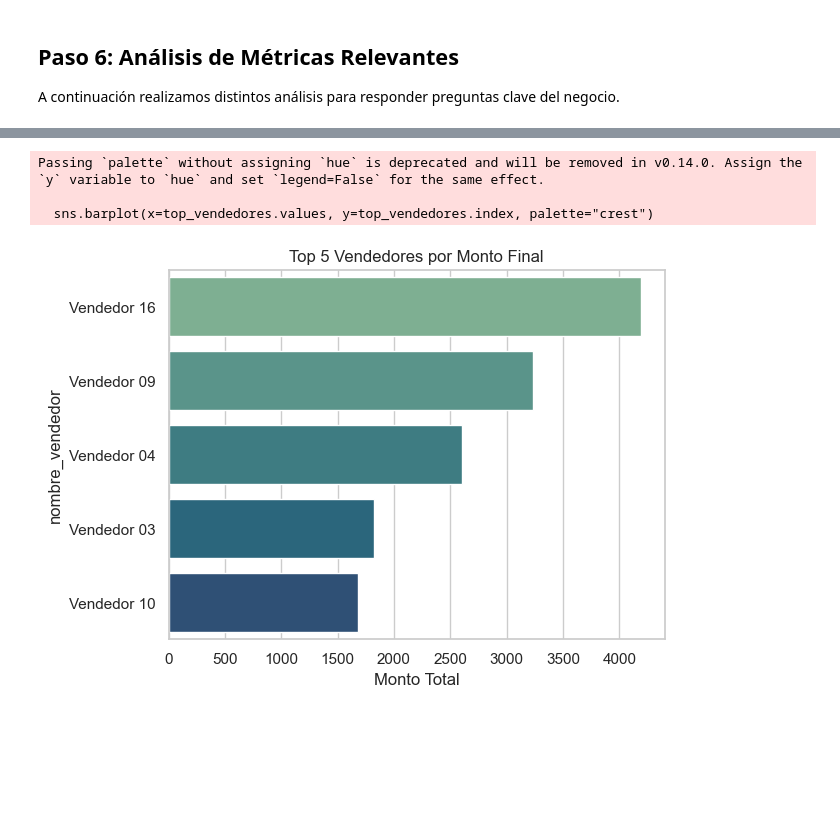
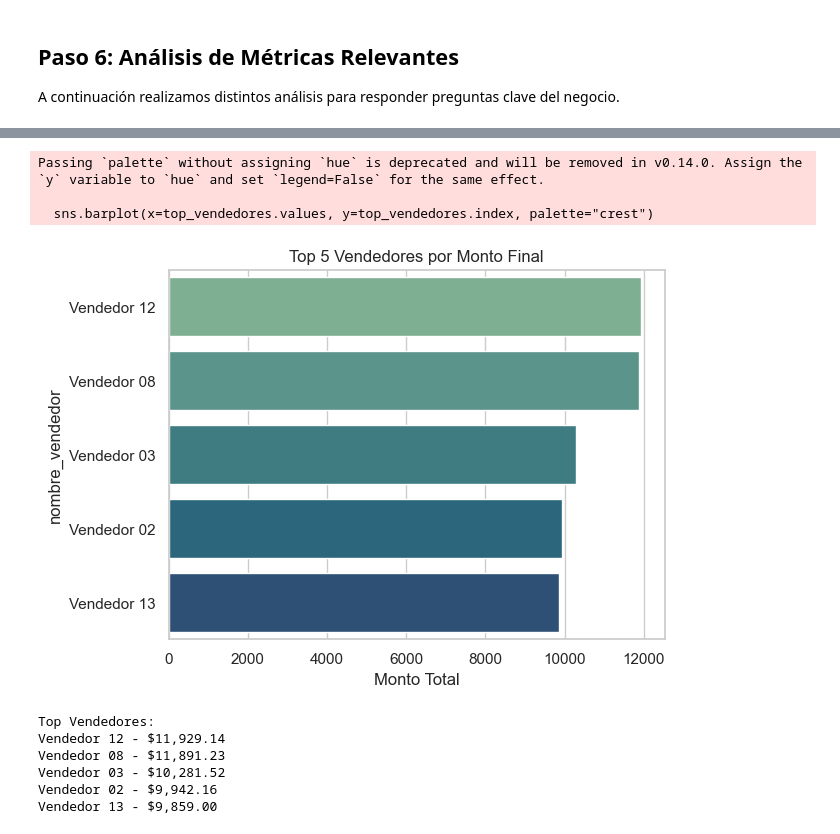
Before and after one commit to LenninTemoche/Proyecto-Aurelion-IBM-Guayerd, a Jupyter notebook: SPRING_2/Proyecto_Aurelion_S2.ipynb, the cells around one changed output, grey strips where cells are left out. Drawn from its saved outputs; the diff is of its cells as text; code cells hidden in the pictures; blank space fills up the shorter version.

```diff
--- a/SPRING_2/Proyecto_Aurelion_S2.ipynb
+++ b/SPRING_2/Proyecto_Aurelion_S2.ipynb
@@ -124,10 +125,11 @@ Creamos columnas adicionales como año, mes, día de la semana, y monto final co
 df_master["año"] = df_master["fecha"].dt.year
 df_master["mes"] = df_master["fecha"].dt.month
 df_master["dia_nombre"] = df_master["fecha"].dt.day_name()
-df_master["descuento_pct"] = df_master["descuento_aplicado_pct"].fillna(0)
+# Corregimos el cálculo del descuento_pct dividiendo por 100
+df_master["descuento_pct"] = df_master["descuento_aplicado_pct"].fillna(0) / 100
 df_master["monto_final"] = df_master["subtotal"] - (df_master["subtotal"] * df_master["descuento_pct"])
 
 print("Columnas nuevas generadas.")
-df_master[['fecha', 'año', 'mes', 'dia_nombre', 'monto_final']].head()
+display(df_master[['fecha', 'año', 'mes', 'dia_nombre', 'descuento_aplicado_pct', 'descuento_pct', 'subtotal', 'monto_final']].head())
 # %% [output]
 Columnas nuevas generadas.
@@ -166,8 +176,12 @@ Name: cantidad, dtype: int64
 # %%
-#Ingresos por categoría y sucursal
+#Ingresos por categoría
 ingresos_categoria = df_master.groupby("categoria")["monto_final"].sum().sort_values(ascending=False)
 ingresos_categoria.plot(kind="bar", title="Ingresos por Categoría de Producto", figsize=(9,4), color='skyblue')
 plt.ylabel("Ingresos ($)")
 plt.xticks(rotation=45)
 plt.show()
+
+print("Ingresos por categoría:")
+for categoria, monto in ingresos_categoria.items():
+    print(f"{categoria} - ${monto:,.2f}")
 # %% [output]
@@ -182,0 +200,11 @@ Text(0, 0.5, 'Monto de Ventas ($)')
+# %%
+#Ingresos por sucursal
+ingresos_sucursal = df_master.groupby("nombre_sucursal")["monto_final"].sum().sort_values(ascending=False)
+ingresos_sucursal.plot(kind="bar", title="Ingresos por Sucursal", figsize=(9,5), color='lightgreen')
+plt.ylabel("Ingresos ($)")
+plt.xticks(rotation=45)
+plt.show()
+
+print("Ingresos por sucursal:")
+for sucursal, monto in ingresos_sucursal.items():
+    print(f"{sucursal} - ${monto:,.2f}")
@@ -182,0 +220,13 @@ Text(0, 0.5, 'Monto de Ventas ($)')
+# %%
+#Ingresos por categoría y sucursal
+ingresos_categoria_sucursal = df_master.groupby(["categoria", "nombre_sucursal"])["monto_final"].sum().unstack()
+ingresos_categoria_sucursal.plot(kind="bar", title="Ingresos por Categoría y Sucursal", figsize=(10,6))
+plt.ylabel("Ingresos ($)")
+plt.xticks(rotation=45)
+plt.legend(title="Sucursal", bbox_to_anchor=(1.05, 1), loc='upper left')
+plt.show()
+
+print("Ingresos por categoría y sucursal:")
+for categoria, sucursales in ingresos_categoria_sucursal.iterrows():
+    for sucursal, monto in sucursales.items():
+        print(f"{categoria} - {sucursal} - ${monto:,.2f}")
@@ -183,11 +252,22 @@ Text(0, 0.5, 'Monto de Ventas ($)')
 # %%
+#Top vendedores
 top_vendedores = df_master.groupby("nombre_vendedor")["monto_final"].sum().sort_values(ascending=False).head(5)
 sns.barplot(x=top_vendedores.values, y=top_vendedores.index, palette="crest")
 plt.title("Top 5 Vendedores por Monto Final")
 plt.xlabel("Monto Total")
 plt.show()
+
+print("Top Vendedores:")
+for vendedor, monto in top_vendedores.items():
+    print(f"{vendedor} - ${monto:,.2f}")
 # %% [output]
 Passing `palette` without assigning `hue` is deprecated and will be removed in v0.14.0. Assign the `y` variable to `hue` and set `legend=False` for the same effect.
 
   sns.barplot(x=top_vendedores.values, y=top_vendedores.index, palette="crest")
-[figure, old version]
+[figure, new version]
+Top Vendedores:
+Vendedor 12 - $11,929.14
+Vendedor 08 - $11,891.23
+Vendedor 03 - $10,281.52
+Vendedor 02 - $9,942.16
+Vendedor 13 - $9,859.00
```
Also changed, not shown: parts of 16 cells of this notebook, 2 other files.
